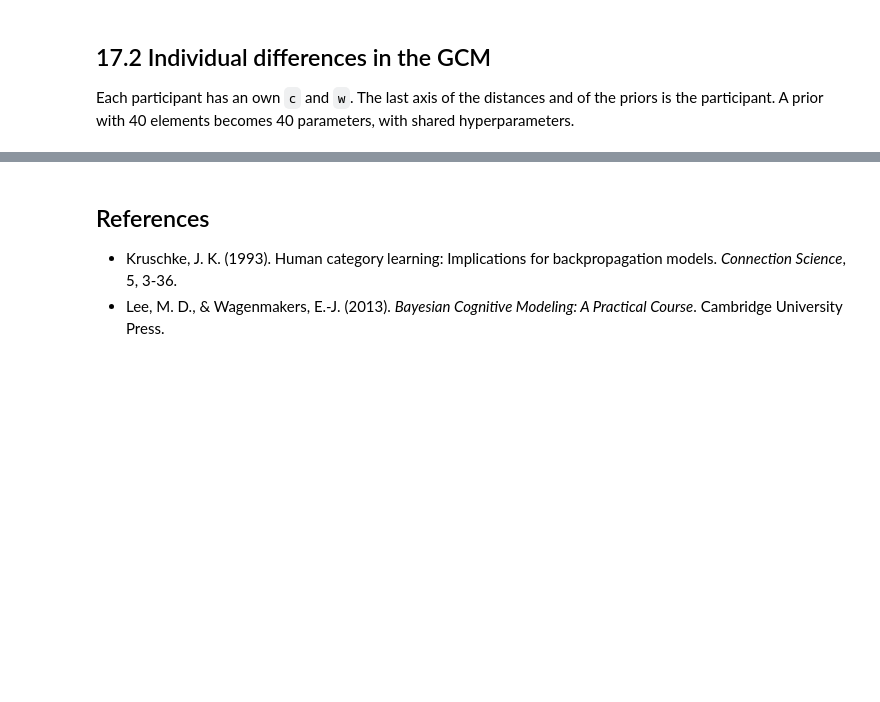
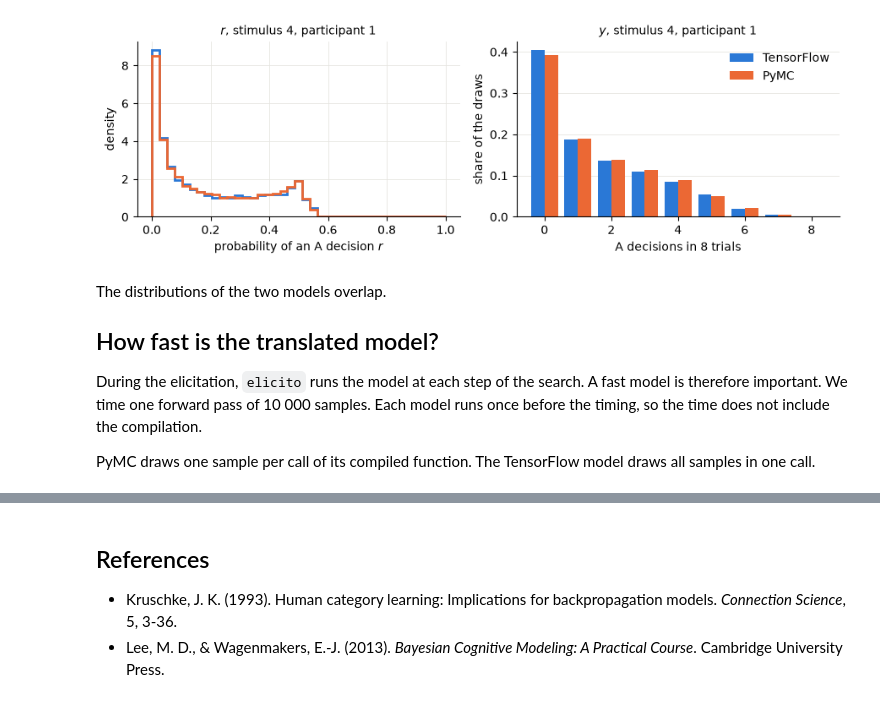
Before and after one commit to florence-bockting/elicito, a Jupyter notebook: docs/case-studies/gcm-categorization.ipynb, the cells around one changed output, grey strips where cells are left out. Cells and saved outputs as stored; diff of their text form; code cells hidden in the pictures; blank space fills up the shorter version.

```diff
--- a/docs/case-studies/gcm-categorization.ipynb
+++ b/docs/case-studies/gcm-categorization.ipynb
@@ -160,7 +276,52 @@ yi[5] of 8                            51.37, 51.90          49.67, 51.37  0.019
+# %%
+# the first participant and stimulus 4, the first stimulus of category B
+EXAMPLE = 3 * nsubj
+
+fig, (ax_r, ax_y) = plt.subplots(1, 2, figsize=(9, 3))
+bins = np.linspace(0, 1, 40)
+for (label, values), color in zip(samples["ri"].items(), (BLUE, ORANGE)):
+    ax_r.hist(
+        values[:, EXAMPLE],
+        bins,
+        density=True,
+        histtype="step",
+        lw=2,
+        color=color,
+        label=label,
+    )
+ax_r.set(
+    xlabel="probability of an A decision $r$",
+    ylabel="density",
+    title="$r$, stimulus 4, participant 1",
+)
+
+counts = np.arange(nstim + 1)
+for offset, ((label, values), color) in zip(
+    (-0.2, 0.2), zip(samples["yi"].items(), (BLUE, ORANGE))
+):
+    share = np.bincount(values[:, EXAMPLE].astype(int), minlength=nstim + 1) / DRAWS
+    ax_y.bar(counts + offset, share, width=0.4, color=color, label=label)
+ax_y.set(
+    xlabel="A decisions in 8 trials",
+    ylabel="share of the draws",
+    title="$y$, stimulus 4, participant 1",
+)
+ax_y.grid(axis="x", visible=False)
+ax_y.legend()
+fig.tight_layout()
+plt.show()
+# %% [output]
+[figure, added]
 # %% [markdown]
-## 17.2 Individual differences in the GCM
+The distributions of the two models overlap.
 
-Each participant has an own `c` and `w`. The last axis of the distances
-and of the priors is the participant. A prior with 40 elements becomes 40
-parameters, with shared hyperparameters.
+## How fast is the translated model?
+
+During the elicitation, `elicito` runs the model at each step of the
+search. A fast model is therefore important. We time one forward pass of
+10 000 samples. Each model runs once before the timing, so the time does
+not include the compilation.
+
+PyMC draws one sample per call of its compiled function. The TensorFlow
+model draws all samples in one call.
 # %%
```
Also changed, not shown: parts of 31 cells of this notebook, 1 other file.
